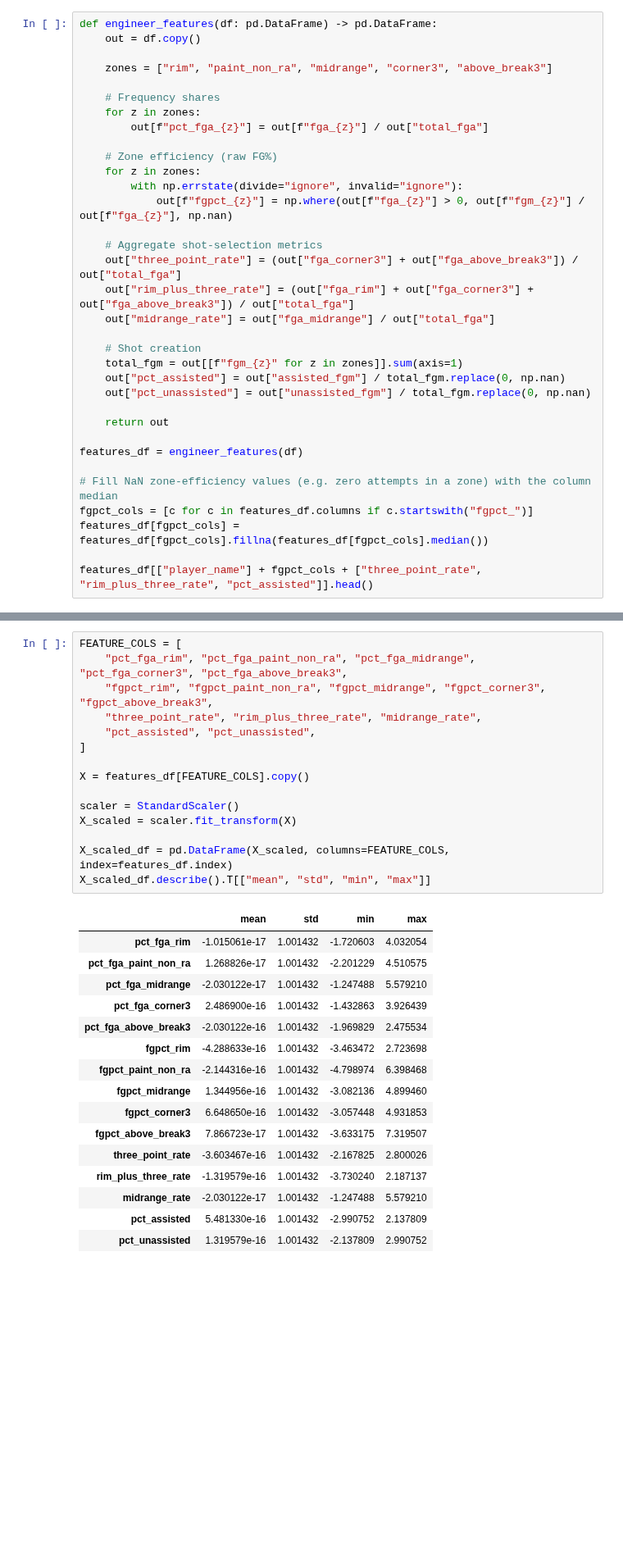
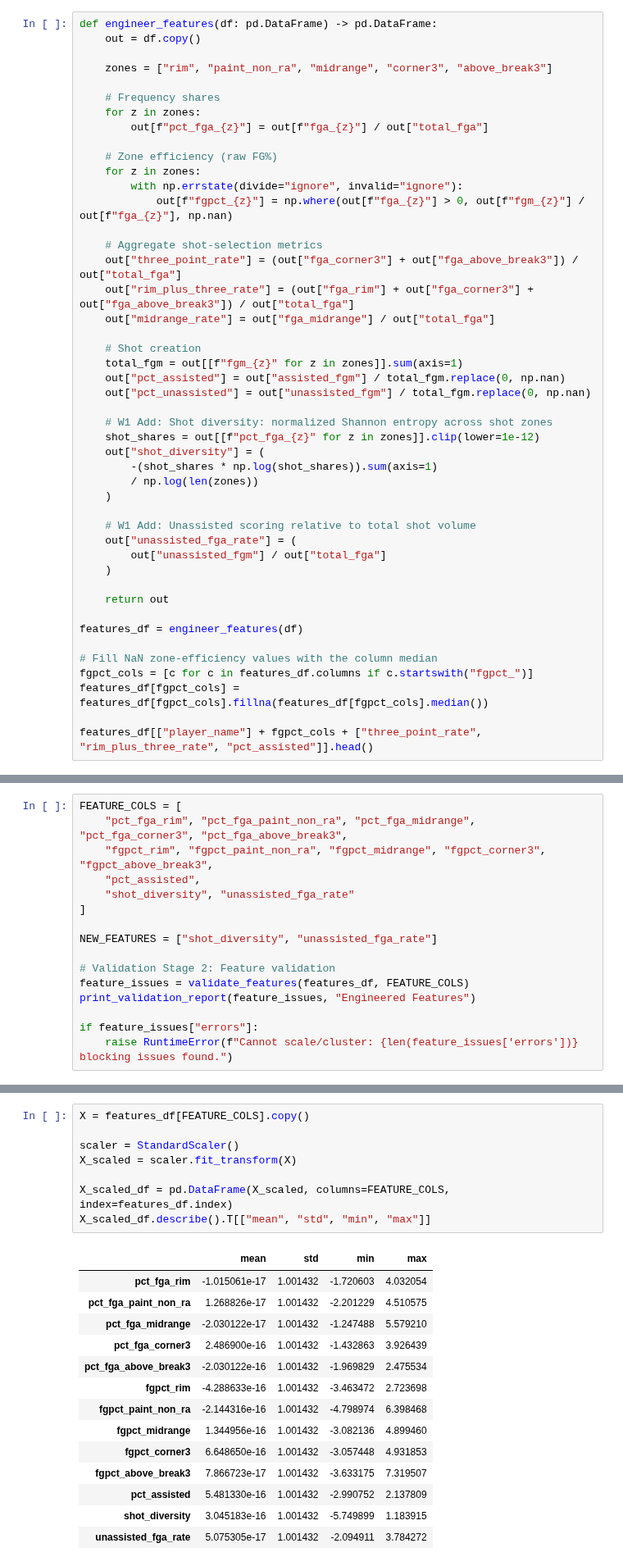
Before and after one commit to dut-inc/project-website, a Jupyter notebook: notebooks/nba_shot_archetype_clustering.ipynb, the cells around one changed output, grey strips where cells are left out. Shown at 82% size. Drawn from its saved outputs; the diff is of its cells as text; blank space fills up the shorter version.

```diff
--- a/notebooks/nba_shot_archetype_clustering.ipynb
+++ b/notebooks/nba_shot_archetype_clustering.ipynb
@@ -420,11 +682,23 @@ def engineer_features(df: pd.DataFrame) -> pd.DataFrame:
     out["pct_assisted"] = out["assisted_fgm"] / total_fgm.replace(0, np.nan)
     out["pct_unassisted"] = out["unassisted_fgm"] / total_fgm.replace(0, np.nan)
 
+    # W1 Add: Shot diversity: normalized Shannon entropy across shot zones
+    shot_shares = out[[f"pct_fga_{z}" for z in zones]].clip(lower=1e-12)
+    out["shot_diversity"] = (
+        -(shot_shares * np.log(shot_shares)).sum(axis=1)
+        / np.log(len(zones))
+    )
+
+    # W1 Add: Unassisted scoring relative to total shot volume
+    out["unassisted_fga_rate"] = (
+        out["unassisted_fgm"] / out["total_fga"]
+    )
+
     return out
 
 features_df = engineer_features(df)
 
-# Fill NaN zone-efficiency values (e.g. zero attempts in a zone) with the column median
+# Fill NaN zone-efficiency values with the column median
 fgpct_cols = [c for c in features_df.columns if c.startswith("fgpct_")]
 features_df[fgpct_cols] = features_df[fgpct_cols].fillna(features_df[fgpct_cols].median())
 
@@ -444,0 +715,16 @@ ID/name goes out
+# %%
+FEATURE_COLS = [
+    "pct_fga_rim", "pct_fga_paint_non_ra", "pct_fga_midrange", "pct_fga_corner3", "pct_fga_above_break3",
+    "fgpct_rim", "fgpct_paint_non_ra", "fgpct_midrange", "fgpct_corner3", "fgpct_above_break3",
+    "pct_assisted",
+    "shot_diversity", "unassisted_fga_rate"
+]
+
+NEW_FEATURES = ["shot_diversity", "unassisted_fga_rate"]
+
+# Validation Stage 2: Feature validation
+feature_issues = validate_features(features_df, FEATURE_COLS)
+print_validation_report(feature_issues, "Engineered Features")
+
+if feature_issues["errors"]:
+    raise RuntimeError(f"Cannot scale/cluster: {len(feature_issues['errors'])} blocking issues found.")
@@ -445,32 +751,23 @@ ID/name goes out
 # %%
-FEATURE_COLS = [
-    "pct_fga_rim", "pct_fga_paint_non_ra", "pct_fga_midrange", "pct_fga_corner3", "pct_fga_above_break3",
-    "fgpct_rim", "fgpct_paint_non_ra", "fgpct_midrange", "fgpct_corner3", "fgpct_above_break3",
-    "three_point_rate", "rim_plus_three_rate", "midrange_rate",
-    "pct_assisted", "pct_unassisted",
-]
-
 X = features_df[FEATURE_COLS].copy()
 
 scaler = StandardScaler()
 X_scaled = scaler.fit_transform(X)
 
 X_scaled_df = pd.DataFrame(X_scaled, columns=FEATURE_COLS, index=features_df.index)
 X_scaled_df.describe().T[["mean", "std", "min", "max"]]
 # %% [output]
 |  | mean | std | min | max |
 | pct_fga_rim | -1.015061e-17 | 1.001432 | -1.720603 | 4.032054 |
 | pct_fga_paint_non_ra | 1.268826e-17 | 1.001432 | -2.201229 | 4.510575 |
 | pct_fga_midrange | -2.030122e-17 | 1.001432 | -1.247488 | 5.579210 |
 | pct_fga_corner3 | 2.486900e-16 | 1.001432 | -1.432863 | 3.926439 |
 | pct_fga_above_break3 | -2.030122e-16 | 1.001432 | -1.969829 | 2.475534 |
 | fgpct_rim | -4.288633e-16 | 1.001432 | -3.463472 | 2.723698 |
 | fgpct_paint_non_ra | -2.144316e-16 | 1.001432 | -4.798974 | 6.398468 |
 | fgpct_midrange | 1.344956e-16 | 1.001432 | -3.082136 | 4.899460 |
 | fgpct_corner3 | 6.648650e-16 | 1.001432 | -3.057448 | 4.931853 |
 | fgpct_above_break3 | 7.866723e-17 | 1.001432 | -3.633175 | 7.319507 |
-| three_point_rate | -3.603467e-16 | 1.001432 | -2.167825 | 2.800026 |
-| rim_plus_three_rate | -1.319579e-16 | 1.001432 | -3.730240 | 2.187137 |
-| midrange_rate | -2.030122e-17 | 1.001432 | -1.247488 | 5.579210 |
 | pct_assisted | 5.481330e-16 | 1.001432 | -2.990752 | 2.137809 |
-| pct_unassisted | 1.319579e-16 | 1.001432 | -2.137809 | 2.990752 |
+| shot_diversity | 3.045183e-16 | 1.001432 | -5.749899 | 1.183915 |
+| unassisted_fga_rate | 5.075305e-17 | 1.001432 | -2.094911 | 3.784272 |
```
Also changed, not shown: parts of 56 cells of this notebook, 2 other files.
